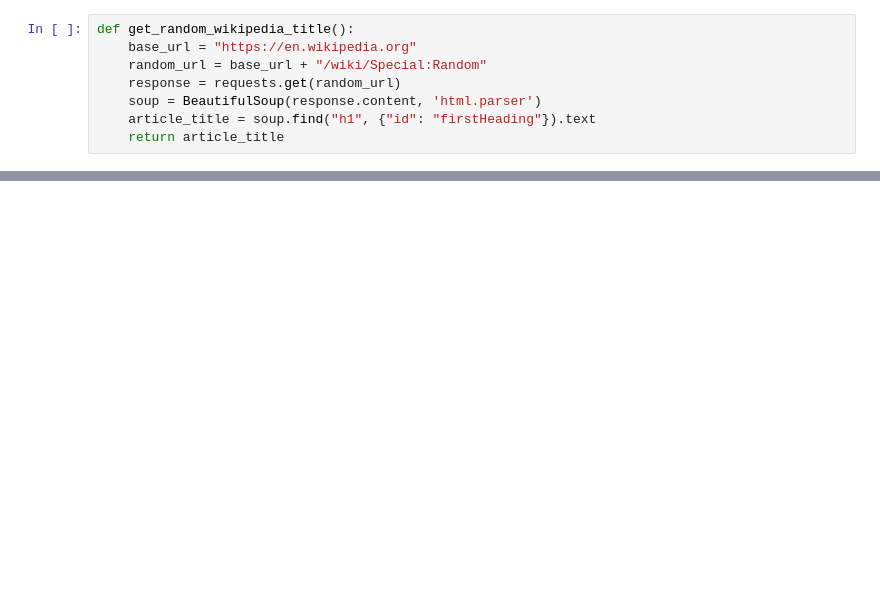
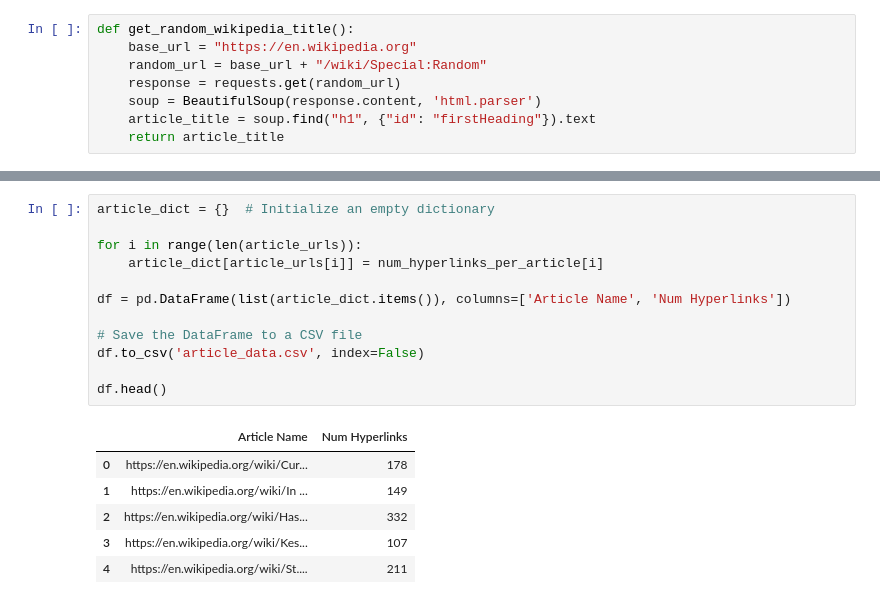
Before and after one commit to Pinkwinx/DataScience1, a Jupyter notebook: Code Templates/Web Scraping.ipynb, the cells around one changed output, grey strips where cells are left out. Saved outputs shown, nothing was run; the diff lists cells and outputs as text; blank space fills up the shorter version.

```diff
--- a/Code Templates/Web Scraping.ipynb
+++ b/Code Templates/Web Scraping.ipynb
@@ -84,3 +109,22 @@ for url in article_urls:
+# %%
+article_dict = {}  # Initialize an empty dictionary
+
+for i in range(len(article_urls)):
+    article_dict[article_urls[i]] = num_hyperlinks_per_article[i]
+
+df = pd.DataFrame(list(article_dict.items()), columns=['Article Name', 'Num Hyperlinks'])
+
+# Save the DataFrame to a CSV file
+df.to_csv('article_data.csv', index=False)
+
+df.head()
+# %% [output]
+|  | Article Name | Num Hyperlinks |
+| 0 | https://en.wikipedia.org/wiki/Cur... | 178 |
+| 1 | https://en.wikipedia.org/wiki/In ... | 149 |
+| 2 | https://en.wikipedia.org/wiki/Has... | 332 |
+| 3 | https://en.wikipedia.org/wiki/Kes... | 107 |
+| 4 | https://en.wikipedia.org/wiki/St.... | 211 |
 # %%
 average_num_hyperlinks = np.mean(num_hyperlinks_per_article)
 print("Average number of hyperlinks:", average_num_hyperlinks)
```
Also changed, not shown: parts of 7 cells of this notebook, 4 other files.
